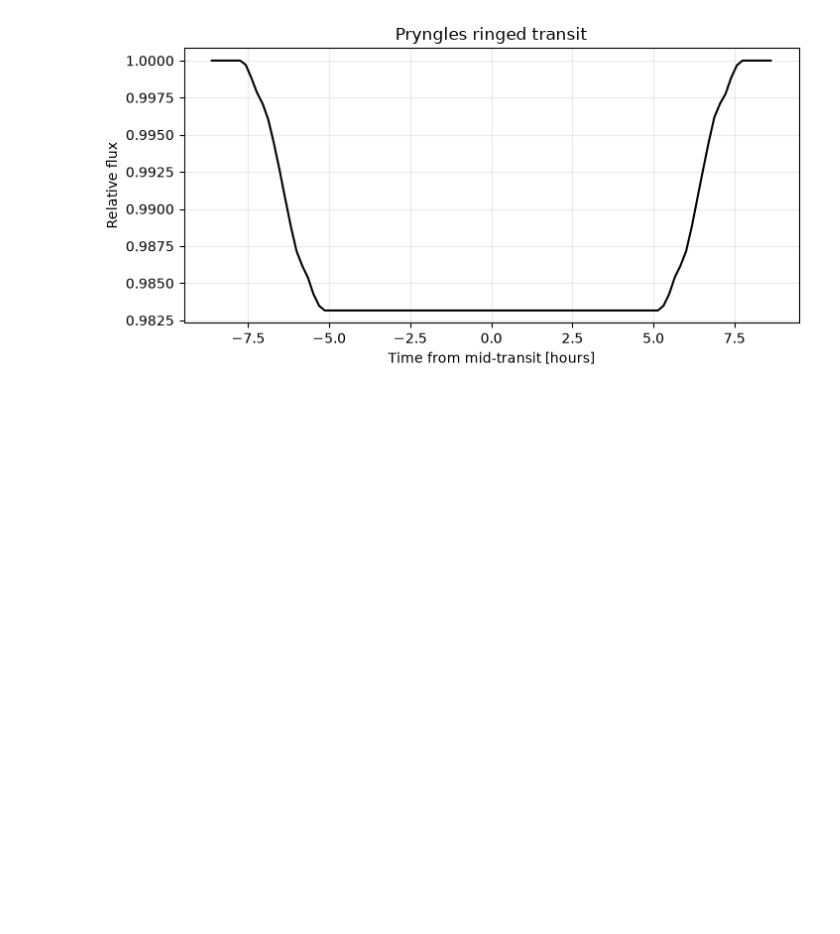
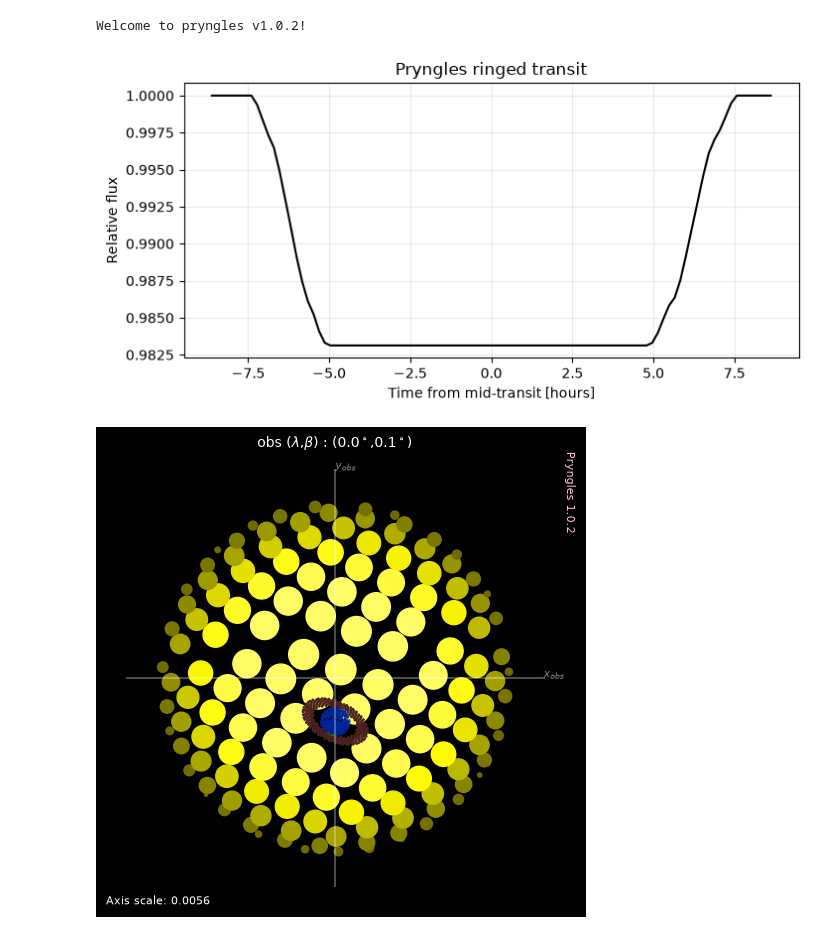
Before and after one commit to seap-udea/seap-udea.github.io, a Jupyter notebook: apps/photoring-simulator/dev/model_code_pryngles.ipynb, the cells around one changed output. Drawn from its saved outputs; the diff is of its cells as text; code cells hidden in the pictures; blank space fills up the shorter version.

```diff
--- a/apps/photoring-simulator/dev/model_code_pryngles.ipynb
+++ b/apps/photoring-simulator/dev/model_code_pryngles.ipynb
@@ -1,33 +1,34 @@
 # %%
-# PhotoRing Simulator (https://seap-udea.github.io/apps/photoring-simulator) → pyPplusS (Rein & Ofir 2019)
+# PhotoRing Simulator (https://seap-udea.github.io/apps/photoring-simulator) → Pryngles (Zuluaga et al. 2024)
 # Generated from the current photoring-simulator configuration.
 # Uncomment in Colab if pryngles is not installed yet:
-# %pip install "rebound>=4.0,<4.7" pryngles
+# %pip install -q "rebound>=4.0,<4.7" pryngles
 
 import numpy as np
 import matplotlib.pyplot as plt
 import pryngles as pr
-
-import numpy as np
-if not hasattr(np, "NaN"):np.NaN = np.nan
+from scipy.constants import G
 
 # Constants
 deg = np.pi / 180 # factor from degrees to radians
 rad = 1 / deg
 
-# System parameters
+# System parameters (default: saturn-sun preset)
 p = 0.084 # planet radius [R*]
 fi = 1.58 # inner ring [Rp]
 fe = 2.35 # outer ring [Rp]
 tilt = 25.0*deg # sky-plane position angle / tilt
 ir = 55.0*deg # sky-plane inclination (0=face-on, 90=edge-on)
 b  = 0.25 # impact parameter [R*]
-alpha = 0.37 # normal ring transmission exp(-tau_normal)
+alpha = np.exp(-1) # normal ring transmission exp(-tau_normal); exp(-1) ↔ tau_normal=1
 mstar = 1.0 # M* [M_sun]
 rstar = 1.0 # R* [R_sun]
 mpjup = 0.3 # Mp [Mjup]
 porb= 365.25 # Porb [days]
-a_rs= 215.0 # a/R*
+
+# Scaled semi-major axis a/R* from porb
+density = 1408.0 * mstar / rstar**3 # stellar density [kg/m^3]
+a_rs = ((G * density * (porb * 86400)**2) / (3.0 * np.pi))**(1/3) # a/R* [dimensionless]
 
 # Define the system
 sys = pr.System(units=["au", "msun", "day"])
@@ -35,13 +36,21 @@ sys = pr.System(units=["au", "msun", "day"])
 # Properties in units of pryngles
 tau = -np.log(alpha)
 rstar_pr = rstar * pr.Consts.rsun / sys.ul # from Rsun to au
-a_pr = a_rs * rstar_pr
-rp_pr = p * rstar_pr
-iorb = np.arccos(b/a_rs)
+a_pr = a_rs * rstar_pr  # semi-major axis in au (a/R* identical to app)
+rp_pr = p * rstar_pr    # planet radius in au
+iorb = np.arccos(min(1.0, b / a_rs))
 
-# Convert from projection angles to physical (pryngles) angles
+# Convert from sky-plane projection angles to physical (pryngles) 3D angles.
+# The ring normal in the sky plane: n = (sin(ir)*sin(tilt), -sin(ir)*cos(tilt), cos(ir))
+# Pryngles ring angles:
+#   i_pr    = angle between ring normal and orbital-plane normal (z-axis)
+#   roll_pr = azimuthal rotation of ring normal around z-axis
 i_pr = np.arccos(np.sin(ir) * np.cos(tilt))
 roll_pr = np.arctan2(np.sin(ir) * np.sin(tilt), np.cos(ir))
+# Note on perspective: The conversion from sky-plane (ir, tilt) to 3D physical angles (i_pr, roll_pr)
+# assumes the line of sight is in the orbital plane (elevation = 0). When the observer is at elevation beta > 0,
+# a slight perspective projection effect can shift the observed ring angles by a fraction of a degree
+# (e.g. ~0.4 deg for high impact parameter b=0.7), which produces differences of the order of a few tens of ppm
 
 # Create system
 nspangles = 300
@@ -61,33 +70,48 @@ planet = sys.add(
     m=0,
     a=a_pr,
     e=0.0,
     radius=rp_pr,
     nspangles=nspangles,
 )
 
 ring = sys.add(
     kind="Ring",
     parent=planet,
     name="Ring",
     fi=fi,
     fe=fe,
     i=i_pr,
     roll=roll_pr,
     tau_gray_optical=tau,
     nspangles=nspangles,
 )
 sys.initialize_simulation()
 sys.spangle_system()
 
+# Integration times (t = 0 is midtransit)
 ts = np.linspace(-8.62, 8.62, 100) / 24 # in days
-lc = sys.compute_lightcurve(ts, bodies=['Planet', 'Ring'], effects=['transit'], observer=[0,np.pi/2-iorb])
 
+# Observer spherical coordinates in DEGREES
+elev_deg = (np.pi/2 - iorb) * rad
+n_obs_ecl = (0, elev_deg)
+
+# Light-curve computation
+lc = sys.compute_lightcurve(ts, bodies=['Planet', 'Ring'], effects=['transit'], observer=n_obs_ecl)
+
+# Plot of the light curve
 fig, ax = plt.subplots(figsize=(8, 3.6))
 ax.plot(ts*24, lc['total_flux'], 'k-', label='Pryngles')
 ax.set_xlabel("Time from mid-transit [hours]")
 ax.set_ylabel("Relative flux")
-ax.set_title(f"Pryngles ringed transit")
+ax.set_title("Pryngles ringed transit")
 ax.grid(True, alpha=0.25)
 plt.show()
+
+# Preview of the system
+sys.integrate_perspective(0)
+sys.update_perspective(n_obs=pr.Science.direction(*n_obs_ecl))
+fig = sys.sg.plot2d()
 # %% [output]
+Welcome to pryngles v1.0.2!
-[figure, old version]
+[figure, new version]
+[figure, added]
```
Also changed, not shown: 15 other files.
